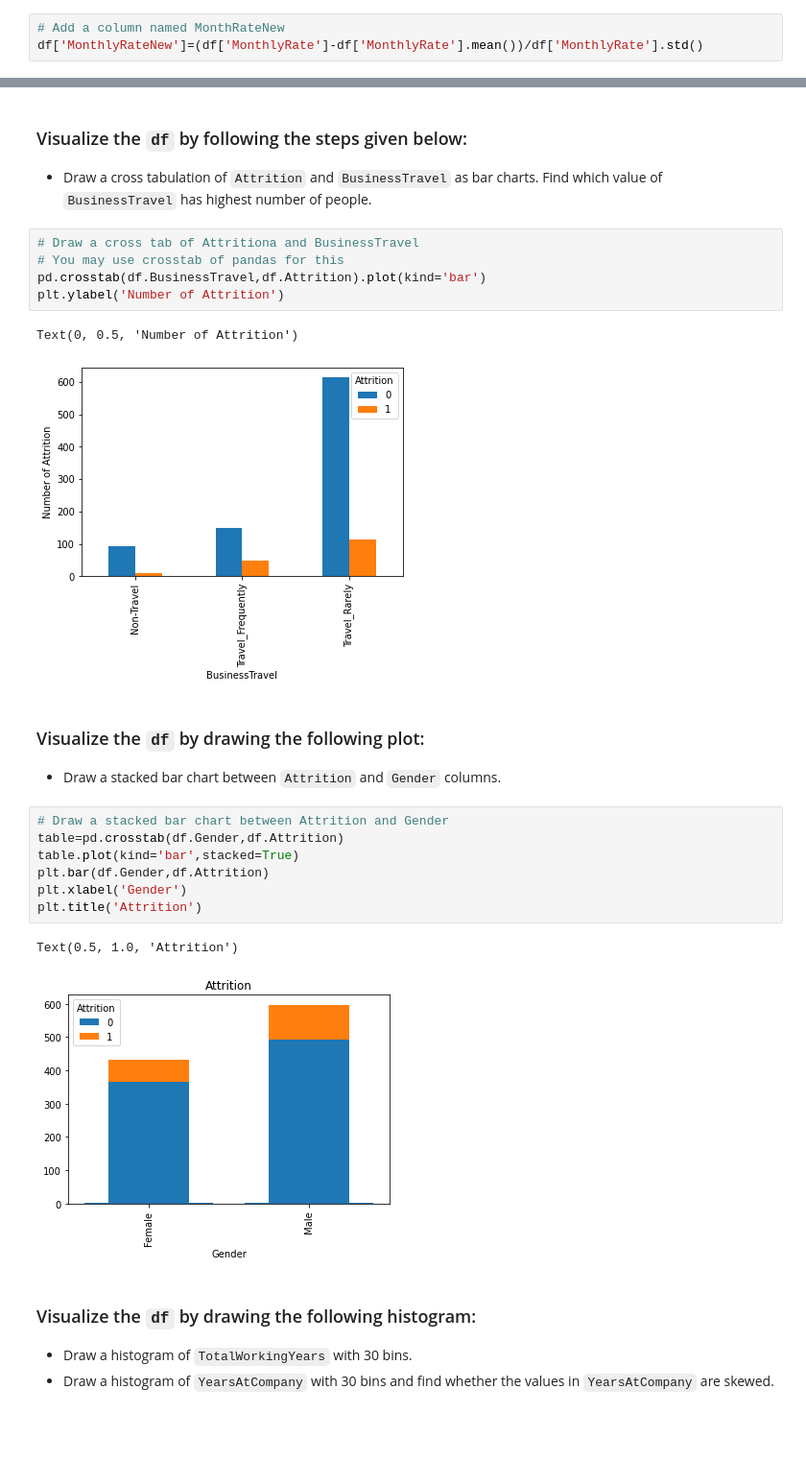
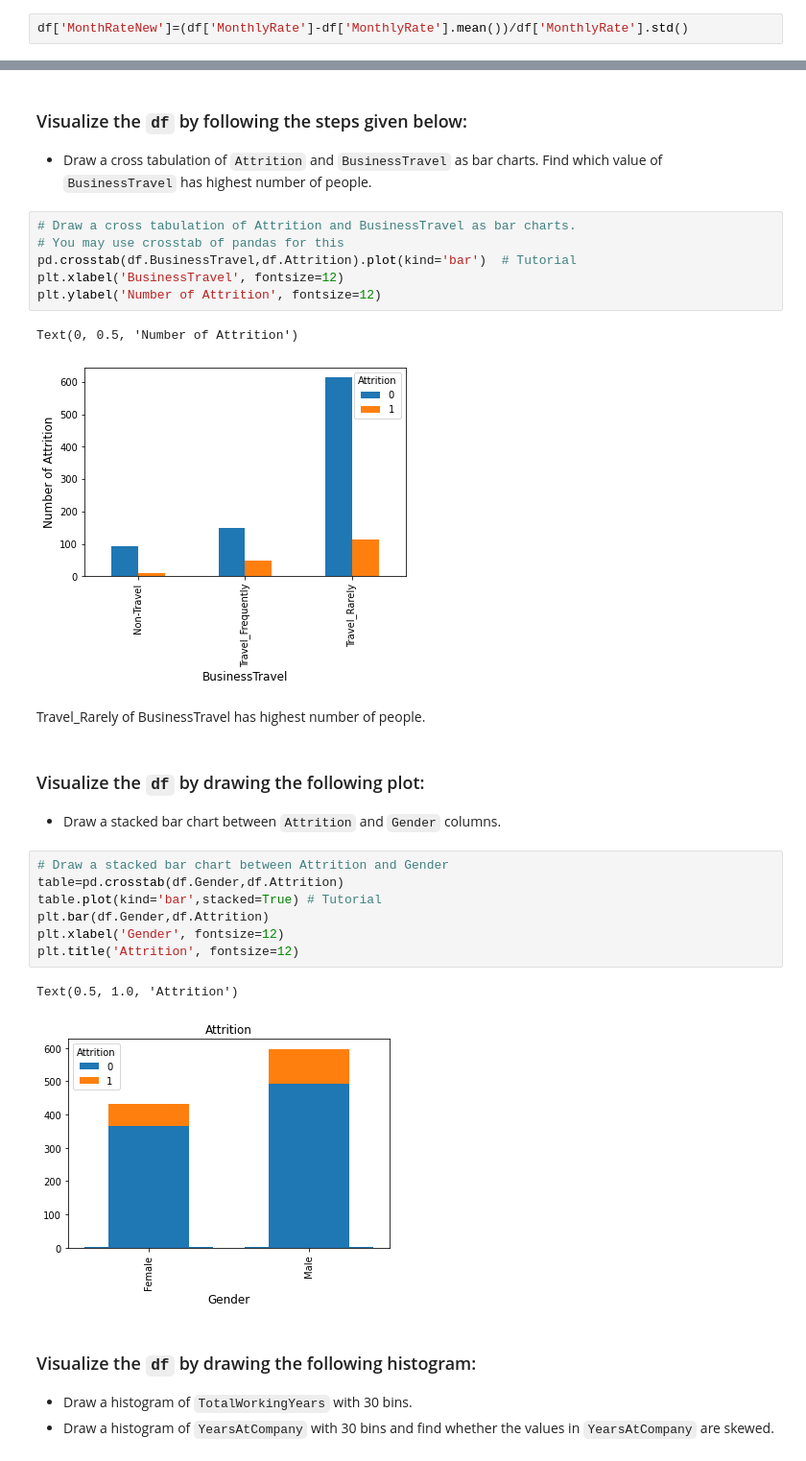
Before and after one commit to sidparab/SHALA2020_New, a Jupyter notebook: DS_L2_17_Apr_Assignment_2.ipynb, the cells around one changed output, grey strips where cells are left out. Shown: that part at 96% size. Saved outputs shown, nothing was run; the diff lists cells and outputs as text; blank space fills up the shorter version.

````diff
--- a/DS_L2_17_Apr_Assignment_2.ipynb
+++ b/DS_L2_17_Apr_Assignment_2.ipynb
@@ -118,8 +113,7 @@ dtype: int64
 
 * Add another column named ```MonthRateNew``` in ```df``` by subtracting the mean from ```MonthlyRate``` and dividing it by standard deviation.
 # %%
-# Add a column named MonthRateNew
-df['MonthlyRateNew']=(df['MonthlyRate']-df['MonthlyRate'].mean())/df['MonthlyRate'].std()
+df['MonthRateNew']=(df['MonthlyRate']-df['MonthlyRate'].mean())/df['MonthlyRate'].std()
 # %% [markdown]
 ### Using the dataframe ```movies```, perform the following:
 
@@ -400,13 +415,16 @@ plt.show()
 
 * Draw a cross tabulation of ```Attrition``` and ```BusinessTravel``` as bar charts. Find which value of ```BusinessTravel``` has highest number of people.
 # %%
-# Draw a cross tab of Attritiona and BusinessTravel
+# Draw a cross tabulation of Attrition and BusinessTravel as bar charts.
 # You may use crosstab of pandas for this
-pd.crosstab(df.BusinessTravel,df.Attrition).plot(kind='bar')
-plt.ylabel('Number of Attrition')
+pd.crosstab(df.BusinessTravel,df.Attrition).plot(kind='bar')  # Tutorial
+plt.xlabel('BusinessTravel', fontsize=12)
+plt.ylabel('Number of Attrition', fontsize=12)
 # %% [output]
 Text(0, 0.5, 'Number of Attrition')
-[figure, old version]
+[figure, new version]
+# %% [markdown]
+Travel_Rarely of BusinessTravel has highest number of people.
 # %% [markdown]
 ### Visualize the ```df``` by drawing the following plot:
 
@@ -414,13 +432,13 @@ Text(0, 0.5, 'Number of Attrition')
 # %%
 # Draw a stacked bar chart between Attrition and Gender
 table=pd.crosstab(df.Gender,df.Attrition)
-table.plot(kind='bar',stacked=True)
+table.plot(kind='bar',stacked=True) # Tutorial
 plt.bar(df.Gender,df.Attrition)
-plt.xlabel('Gender')
-plt.title('Attrition')
+plt.xlabel('Gender', fontsize=12)
+plt.title('Attrition', fontsize=12)
 # %% [output]
 Text(0.5, 1.0, 'Attrition')
-[figure, old version]
+[figure, new version]
 # %% [markdown]
 ### Visualize the ```df``` by drawing the following histogram:
 
````
Also changed, not shown: parts of 26 cells of this notebook.
